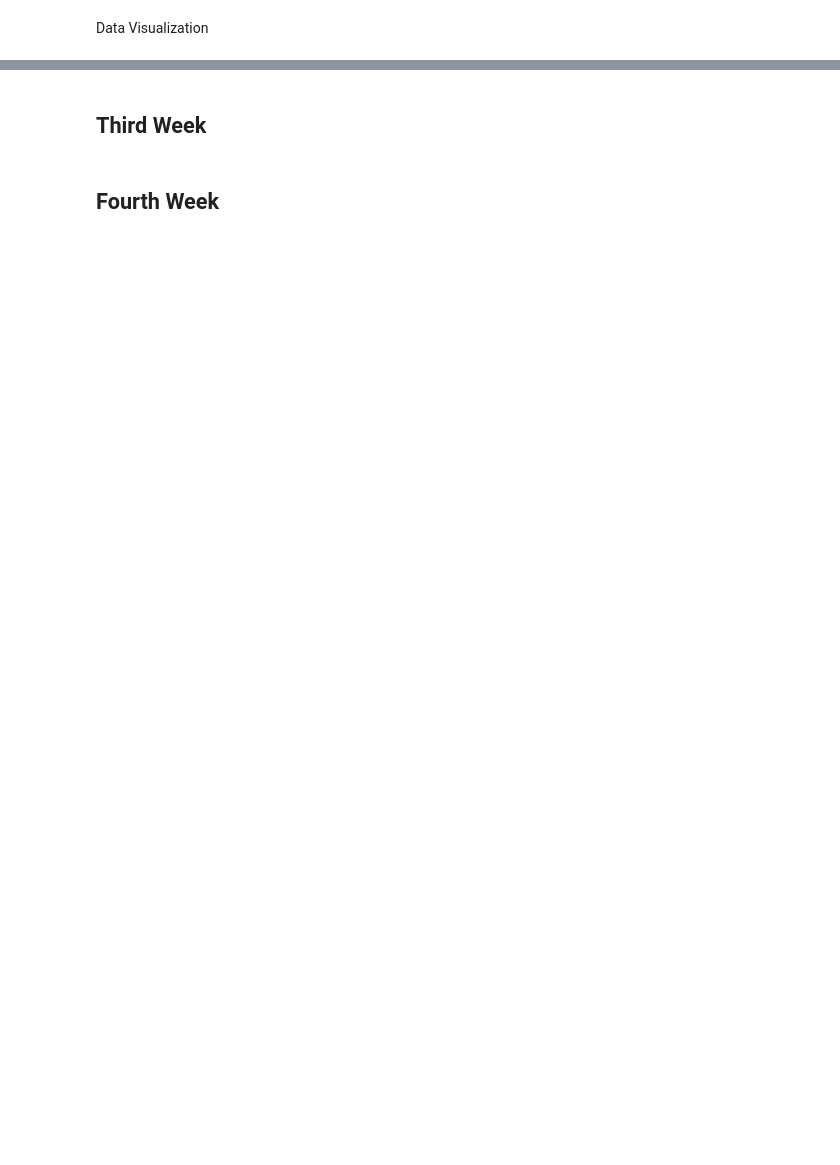
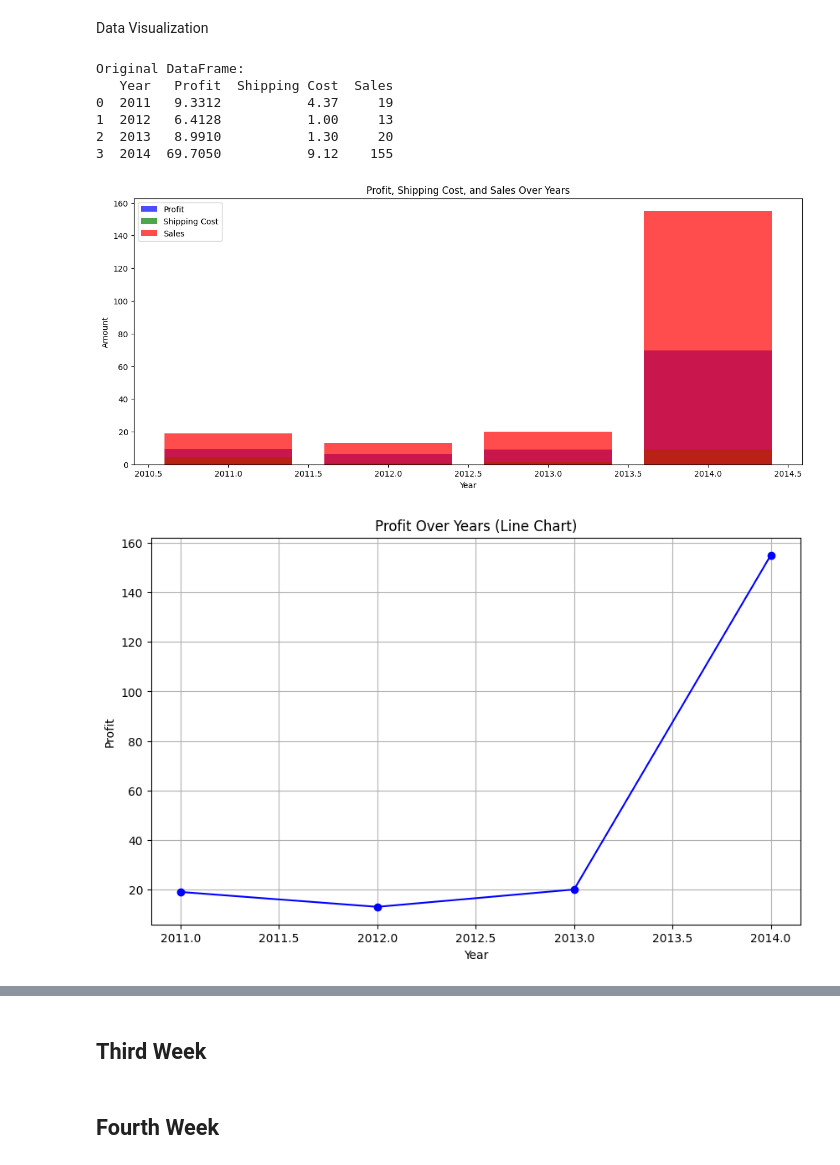
Before and after one commit to Monta243/Python1, a Jupyter notebook: Masar_Camp.ipynb, the cells around one changed output, grey strips where cells are left out. Saved outputs shown, nothing was run; the diff lists cells and outputs as text; code cells hidden in the pictures; blank space fills up the shorter version.

```diff
--- a/Masar_Camp.ipynb
+++ b/Masar_Camp.ipynb
@@ -2336,2 +2336,58 @@ Image(filename=image_path, width= 600)
 # %% [markdown]
 Data Visualization
+# %%
+import pandas as pd
+import numpy as np
+import matplotlib.pyplot as plt
+
+# Create a sample DataFrame
+data = {
+    'Year': [2011, 2012, 2013, 2014],
+    'Profit': [9.3312, 6.4128, 8.991, 69.705],
+    'Shipping Cost': [4.37, 1, 1.3, 9.12],
+    'Sales': [19, 13, 20, 155]
+}
+
+df = pd.DataFrame(data)
+
+# Display the original DataFrame
+print("Original DataFrame:")
+print(df)
+
+# Bar Plot for Profit, Shipping Cost, and Sales over Years
+plt.figure(figsize=(15, 6))
+plt.bar(df['Year'], df['Profit'], label='Profit', color='blue', alpha=0.7)
+plt.bar(df['Year'], df['Shipping Cost'], label='Shipping Cost', color='green', alpha=0.7)
+plt.bar(df['Year'], df['Sales'], label='Sales', color='red', alpha=0.7)
+plt.xlabel('Year')
+plt.ylabel('Amount')
+plt.title('Profit, Shipping Cost, and Sales Over Years')
+plt.legend()
+plt.show()
+
+# Line Chart for Profit over Years
+plt.figure(figsize=(10, 6))
+plt.plot(df['Year'], df['Sales'], marker='o', linestyle='-', color='blue')
+plt.xlabel('Year')
+plt.ylabel('Profit')
+plt.title('Profit Over Years (Line Chart)')
+plt.grid(True)
+plt.show()
+
+# Scatter Plot for Shipping Cost vs Sales
+plt.figure(figsize=(10, 6))
+plt.scatter(df['Shipping Cost'], df['Sales'], color='green', alpha=0.7)
+plt.xlabel('Shipping Cost')
+plt.ylabel('Sales')
+plt.title('Shipping Cost vs Sales (Scatter Plot)')
+plt.grid(True)
+plt.show()
+# %% [output]
+Original DataFrame:
+   Year   Profit  Shipping Cost  Sales
+0  2011   9.3312           4.37     19
+1  2012   6.4128           1.00     13
+2  2013   8.9910           1.30     20
+3  2014  69.7050           9.12    155
+[figure, added]
+[figure, added]
```
Also changed, not shown: parts of 6 cells of this notebook.
